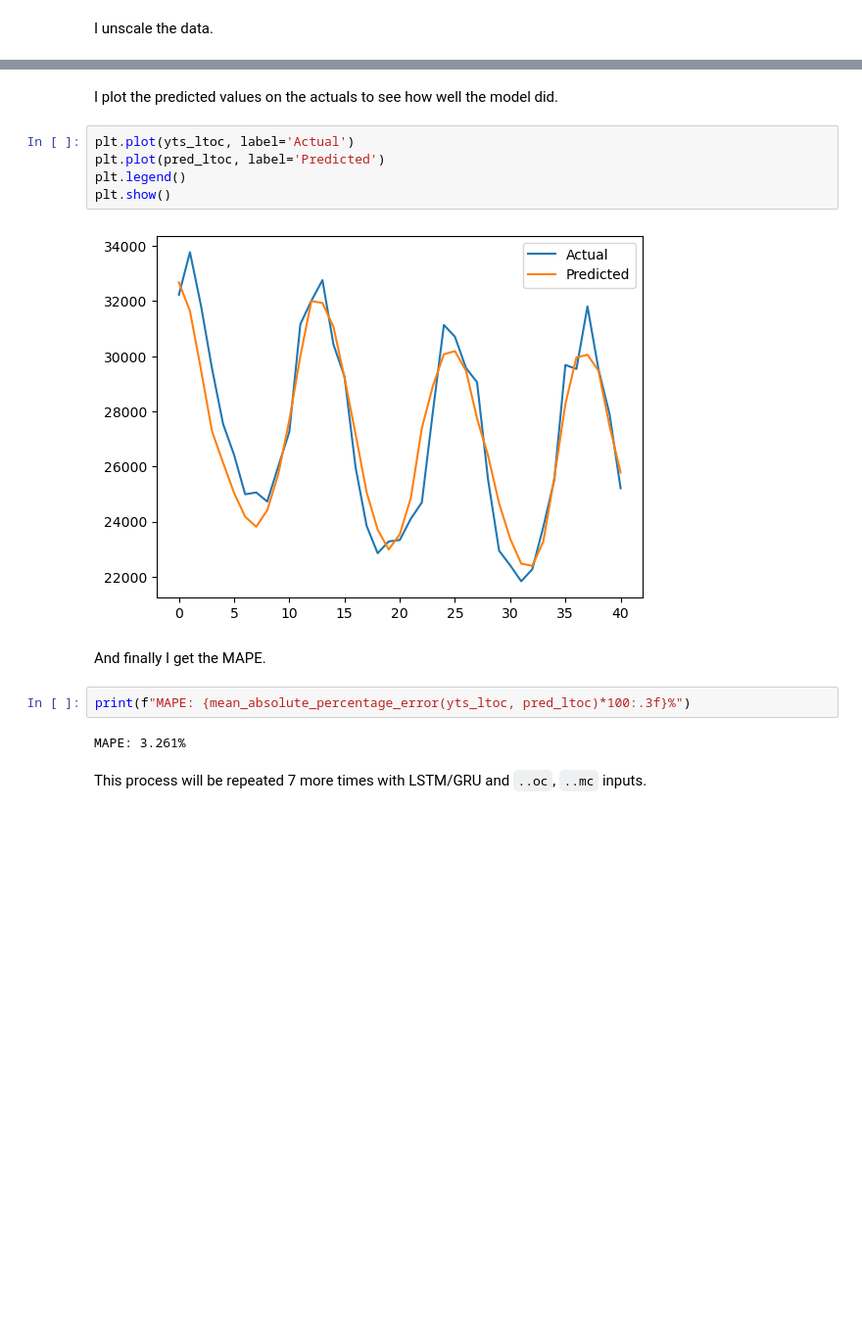
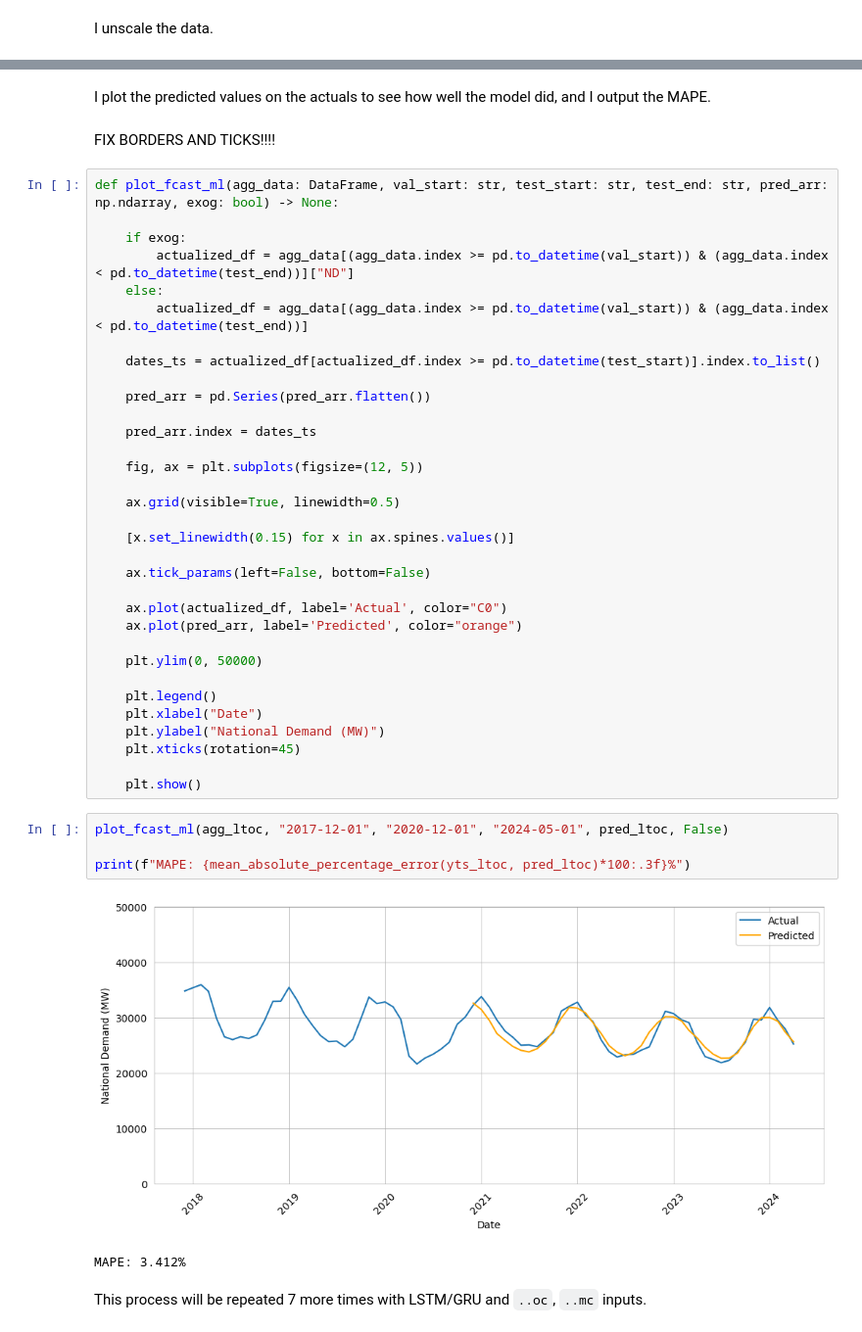
Before and after one commit to mita765/MScThesis, a Jupyter notebook: Thesis-ML.ipynb, the cells around one changed output, grey strips where cells are left out. Shown at 98% size. Cells and saved outputs as stored; diff of their text form; blank space fills up the shorter version.

```diff
--- a/Thesis-ML.ipynb
+++ b/Thesis-ML.ipynb
@@ -242,18 +242,47 @@ yts_ltoc = scaler_ltoc.inverse_transform(yts_ltoc)
 # %% [markdown]
-I plot the predicted values on the actuals to see how well the model did.
+I plot the predicted values on the actuals to see how well the model did, and I output the MAPE.
-# %%
-plt.plot(yts_ltoc, label='Actual')
-plt.plot(pred_ltoc, label='Predicted')
-plt.legend()
-plt.show()
-# %% [output]
-[figure, removed]
-# %% [markdown]
-And finally I get the MAPE.
+# %% [markdown]
+FIX BORDERS AND TICKS!!!!
+# %%
+def plot_fcast_ml(agg_data: DataFrame, val_start: str, test_start: str, test_end: str, pred_arr: np.ndarray, exog: bool) -> None:
+
+    if exog:
+        actualized_df = agg_data[(agg_data.index >= pd.to_datetime(val_start)) & (agg_data.index < pd.to_datetime(test_end))]["ND"]
+    else:
+        actualized_df = agg_data[(agg_data.index >= pd.to_datetime(val_start)) & (agg_data.index < pd.to_datetime(test_end))]
+
+    dates_ts = actualized_df[actualized_df.index >= pd.to_datetime(test_start)].index.to_list()
+
+    pred_arr = pd.Series(pred_arr.flatten())
+
+    pred_arr.index = dates_ts
+
+    fig, ax = plt.subplots(figsize=(12, 5))
+
+    ax.grid(visible=True, linewidth=0.5)
+
+    [x.set_linewidth(0.15) for x in ax.spines.values()]
+
+    ax.tick_params(left=False, bottom=False)
+
+    ax.plot(actualized_df, label='Actual', color="C0")
+    ax.plot(pred_arr, label='Predicted', color="orange")
+
+    plt.ylim(0, 50000)
+
+    plt.legend()
+    plt.xlabel("Date")
+    plt.ylabel("National Demand (MW)")
+    plt.xticks(rotation=45)
+
+    plt.show()
 # %%
+plot_fcast_ml(agg_ltoc, "2017-12-01", "2020-12-01", "2024-05-01", pred_ltoc, False)
+
 print(f"MAPE: {mean_absolute_percentage_error(yts_ltoc, pred_ltoc)*100:.3f}%")
 # %% [output]
+[figure, added]
-MAPE: 3.261%
+MAPE: 3.412%
 # %% [markdown]
 This process will be repeated 7 more times with LSTM/GRU and `..oc`, `..mc` inputs.
 # %% [markdown]
```
Also changed, not shown: parts of 39 cells of this notebook, 1 other file.
